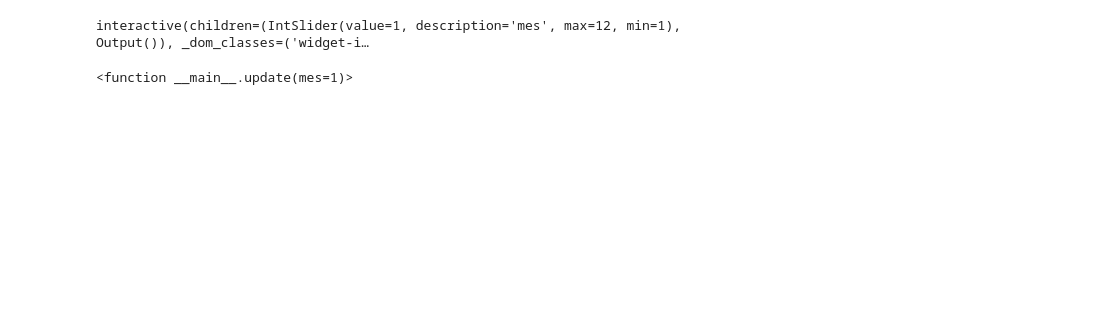
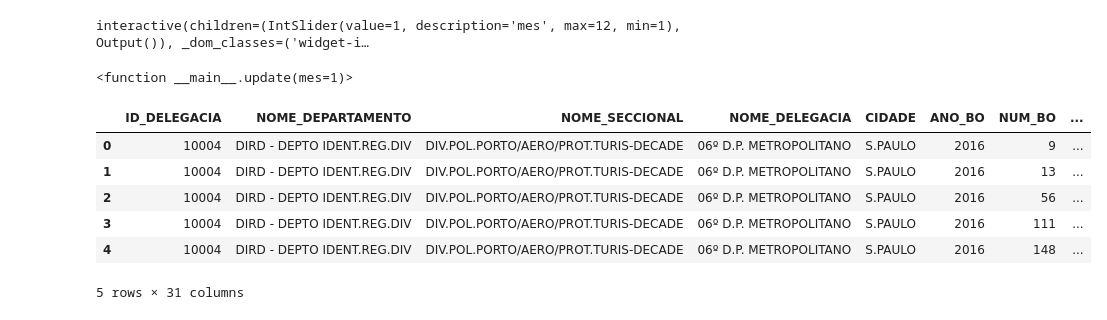
Before and after one commit to deeplearningunb/deeBO, a Jupyter notebook: data_analysis.ipynb, the cells around one changed output. Drawn from its saved outputs; the diff is of its cells as text; code cells hidden in the pictures; blank space fills up the shorter version.

```diff
--- a/data_analysis.ipynb
+++ b/data_analysis.ipynb
@@ -350,3 +488,14 @@ interact( update, mes=(1,12) )
 # %% [output]
 interactive(children=(IntSlider(value=1, description='mes', max=12, min=1), Output()), _dom_classes=('widget-i…
 <function __main__.update(mes=1)>
+# %%
+oto = pd.read_csv('./crime-data-in-brazil/RDO_3.csv', low_memory=False)
+oto.head()
+# %% [output]
+|  | ID_DELEGACIA | NOME_DEPARTAMENTO | NOME_SECCIONAL | NOME_DELEGACIA | CIDADE | ANO_BO | NUM_BO | ... |
+| 0 | 10004 | DIRD - DEPTO IDENT.REG.DIV | DIV.POL.PORTO/AERO/PROT.TURIS-DECADE | 06º D.P. METROPOLITANO | S.PAULO | 2016 | 9 | ... |
+| 1 | 10004 | DIRD - DEPTO IDENT.REG.DIV | DIV.POL.PORTO/AERO/PROT.TURIS-DECADE | 06º D.P. METROPOLITANO | S.PAULO | 2016 | 13 | ... |
+| 2 | 10004 | DIRD - DEPTO IDENT.REG.DIV | DIV.POL.PORTO/AERO/PROT.TURIS-DECADE | 06º D.P. METROPOLITANO | S.PAULO | 2016 | 56 | ... |
+| 3 | 10004 | DIRD - DEPTO IDENT.REG.DIV | DIV.POL.PORTO/AERO/PROT.TURIS-DECADE | 06º D.P. METROPOLITANO | S.PAULO | 2016 | 111 | ... |
+| 4 | 10004 | DIRD - DEPTO IDENT.REG.DIV | DIV.POL.PORTO/AERO/PROT.TURIS-DECADE | 06º D.P. METROPOLITANO | S.PAULO | 2016 | 148 | ... |
+5 rows × 31 columns
```
Also changed, not shown: parts of 12 cells of this notebook, 1 other file.
